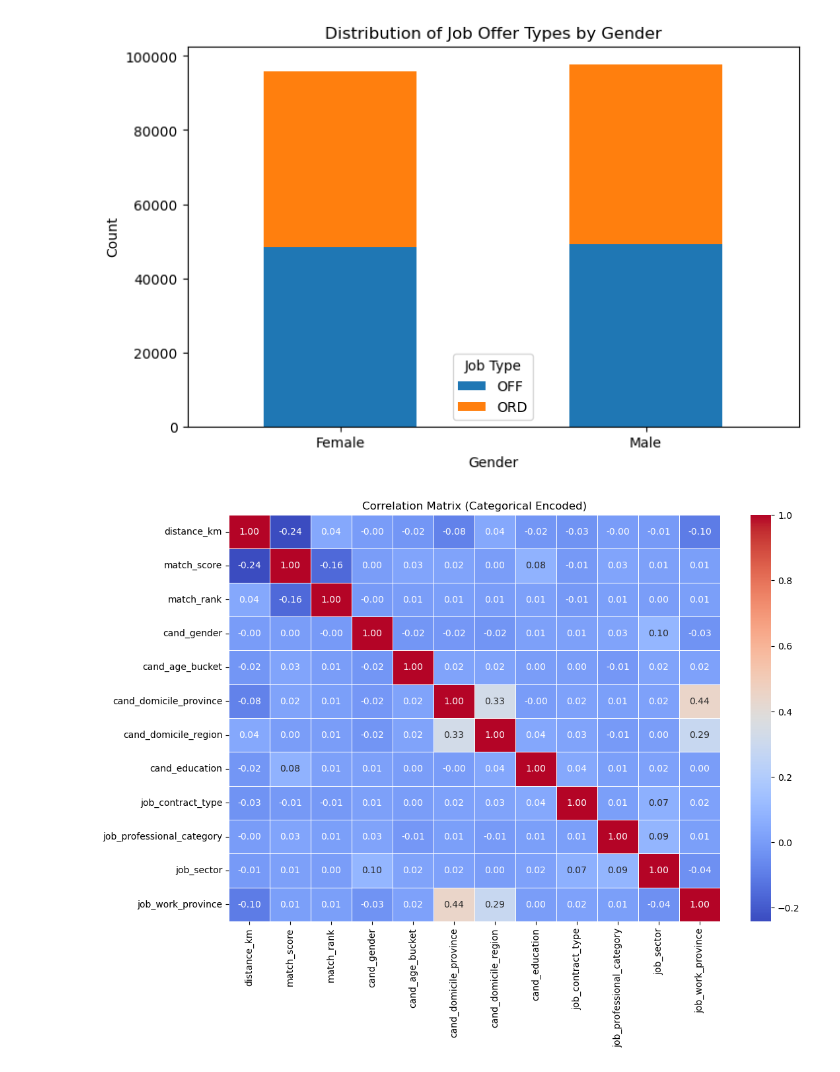
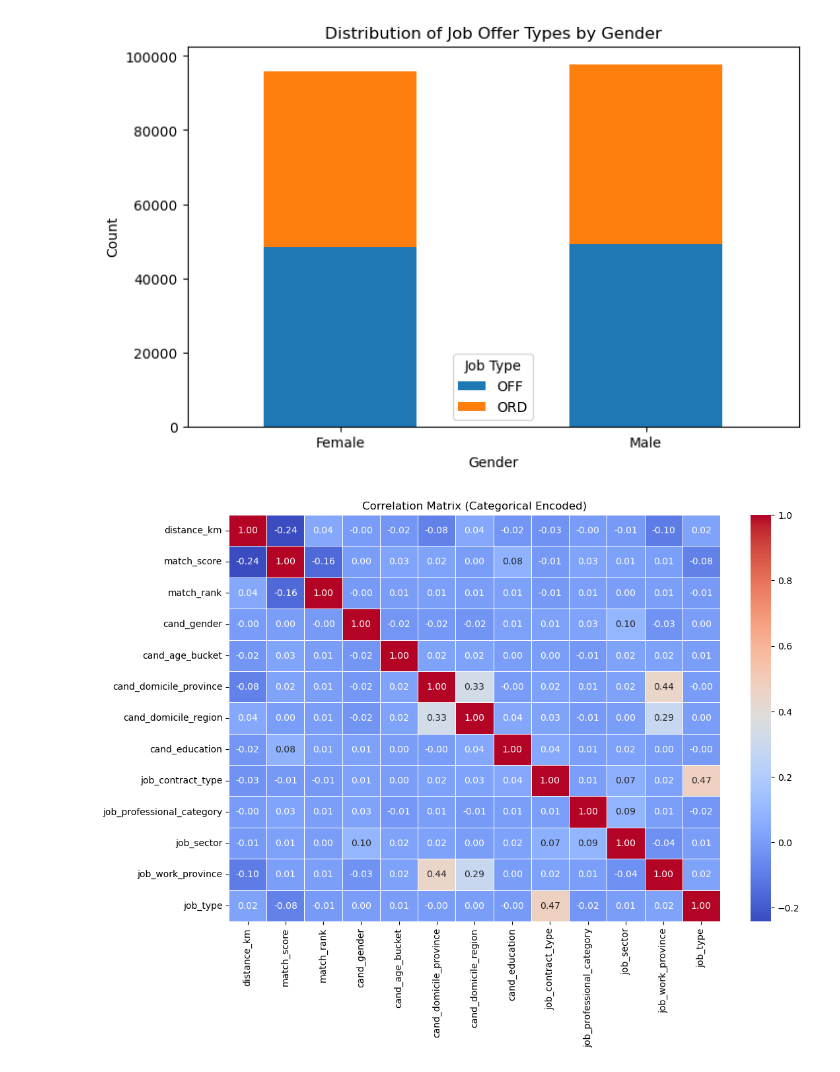
Before and after one commit to baicheto/AI_In_Industry, a Jupyter notebook: Reverse_Matching.ipynb, the cells around one changed output. Saved outputs shown, nothing was run; the diff lists cells and outputs as text; code cells hidden in the pictures.

```diff
--- a/Reverse_Matching.ipynb
+++ b/Reverse_Matching.ipynb
@@ -54,9 +51,0 @@ Drop rows with missing values
-# %%
-"""
-rm_df.dropna(subset=["cand_domicile_province"], inplace= True)
-rm_df.dropna(subset=["cand_domicile_region"], inplace= True)
-rm_df.dropna(subset=["cand_education"], inplace= True)
-rm_df.dropna(subset=["job_professional_category"], inplace= True)
-rm_df.dropna(subset=["job_sector"], inplace= True)
-rm_df.dropna(subset=["job_work_province"], inplace= True)
-"""
@@ -387,27 +423,30 @@ plt.show()
 # %%
 from sklearn.preprocessing import LabelEncoder
 
 # Identify categorical columns (excluding `cand_id` and `job_id` since they are unique identifiers)
 categorical_columns = [
     "cand_gender", "cand_age_bucket", "cand_domicile_province",
     "cand_domicile_region", "cand_education", "job_contract_type",
-    "job_professional_category", "job_sector", "job_work_province"
+    "job_professional_category", "job_sector", "job_work_province", "job_type"
 ]
 
 # Apply Label Encoding for categorical columns
 label_encoders = {}
 for col in categorical_columns:
     le = LabelEncoder()
     rm_df[col] = le.fit_transform(rm_df[col])
     label_encoders[col] = le
 
+rm_df = rm_df.drop('cand_id', axis=1)
+rm_df = rm_df.drop('job_id', axis=1)
+
 # Compute the correlation matrix
 correlation_matrix = rm_df.corr()
 
 # Plot the heatmap
 plt.figure(figsize=(12, 8))
 sns.heatmap(correlation_matrix, annot=True, cmap="coolwarm", fmt=".2f", linewidths=0.5)
 plt.title("Correlation Matrix (Categorical Encoded)")
 plt.show()
 # %% [output]
-[figure, old version]
+[figure, new version]
```
Also changed, not shown: parts of 41 cells of this notebook.
